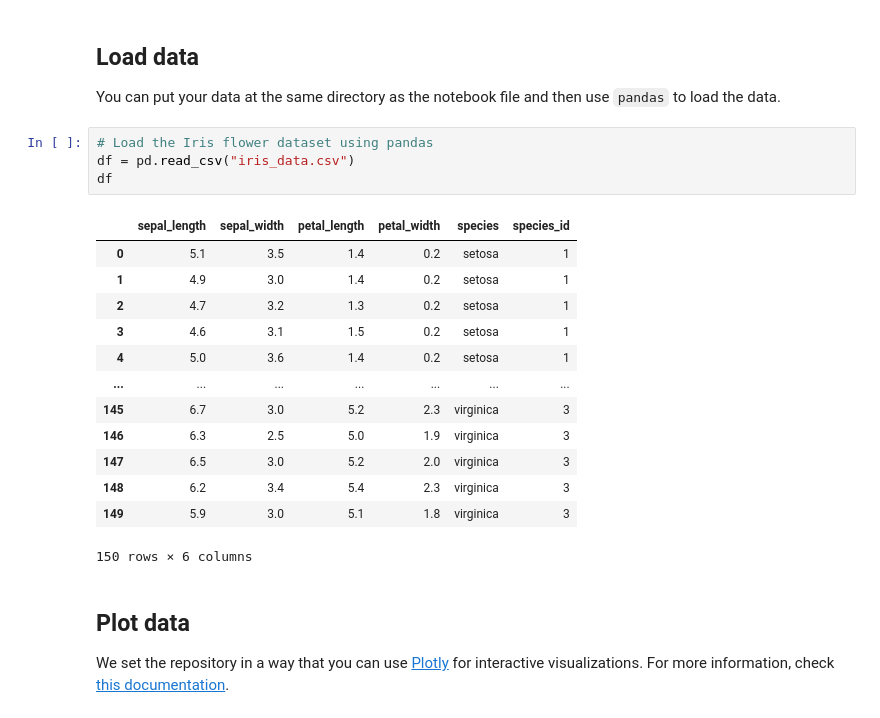
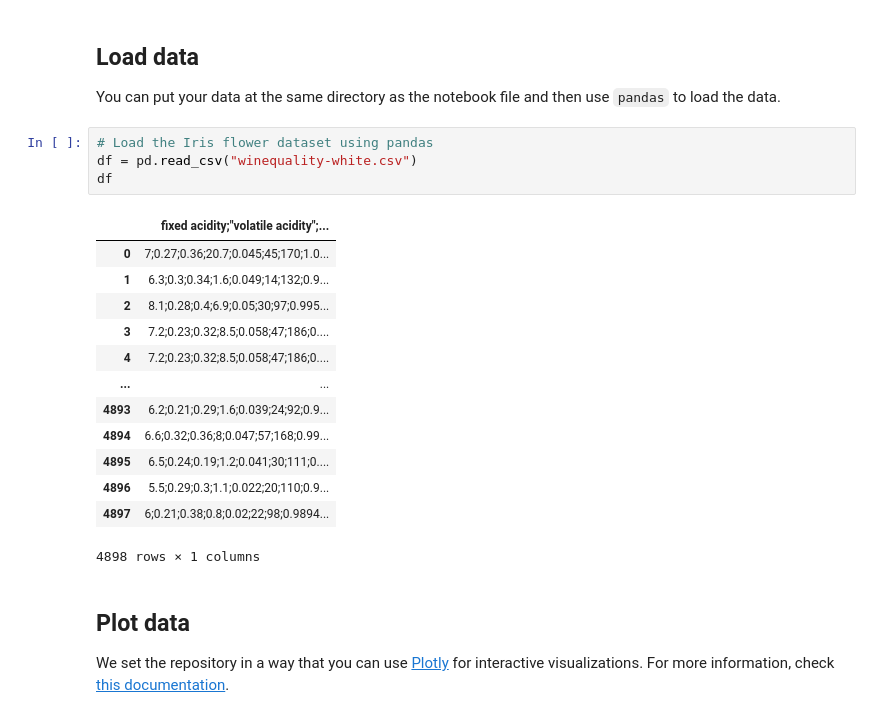
Before and after one commit to Arthurvc-uva/infovis, a Jupyter notebook: docs/notebook.ipynb, the cells around one changed output. Saved outputs shown, nothing was run; the diff lists cells and outputs as text.

```diff
--- a/docs/notebook.ipynb
+++ b/docs/notebook.ipynb
@@ -18,22 +18,22 @@ import seaborn as sns
 You can put your data at the same directory as the notebook file and then use `pandas` to load the data.
 # %%
 # Load the Iris flower dataset using pandas
-df = pd.read_csv("iris_data.csv")
+df = pd.read_csv("winequality-white.csv")
 df
 # %% [output]
-|  | sepal_length | sepal_width | petal_length | petal_width | species | species_id |
-| 0 | 5.1 | 3.5 | 1.4 | 0.2 | setosa | 1 |
-| 1 | 4.9 | 3.0 | 1.4 | 0.2 | setosa | 1 |
-| 2 | 4.7 | 3.2 | 1.3 | 0.2 | setosa | 1 |
-| 3 | 4.6 | 3.1 | 1.5 | 0.2 | setosa | 1 |
-| 4 | 5.0 | 3.6 | 1.4 | 0.2 | setosa | 1 |
-| ... | ... | ... | ... | ... | ... | ... |
-| 145 | 6.7 | 3.0 | 5.2 | 2.3 | virginica | 3 |
-| 146 | 6.3 | 2.5 | 5.0 | 1.9 | virginica | 3 |
-| 147 | 6.5 | 3.0 | 5.2 | 2.0 | virginica | 3 |
-| 148 | 6.2 | 3.4 | 5.4 | 2.3 | virginica | 3 |
-| 149 | 5.9 | 3.0 | 5.1 | 1.8 | virginica | 3 |
+|  | fixed acidity;"volatile acidity";... |
+| 0 | 7;0.27;0.36;20.7;0.045;45;170;1.0... |
+| 1 | 6.3;0.3;0.34;1.6;0.049;14;132;0.9... |
+| 2 | 8.1;0.28;0.4;6.9;0.05;30;97;0.995... |
+| 3 | 7.2;0.23;0.32;8.5;0.058;47;186;0.... |
+| 4 | 7.2;0.23;0.32;8.5;0.058;47;186;0.... |
+| ... | ... |
+| 4893 | 6.2;0.21;0.29;1.6;0.039;24;92;0.9... |
+| 4894 | 6.6;0.32;0.36;8;0.047;57;168;0.99... |
+| 4895 | 6.5;0.24;0.19;1.2;0.041;30;111;0.... |
+| 4896 | 5.5;0.29;0.3;1.1;0.022;20;110;0.9... |
+| 4897 | 6;0.21;0.38;0.8;0.02;22;98;0.9894... |
-150 rows × 6 columns
+4898 rows × 1 columns
 # %% [markdown]
 ## Plot data
 
```
Also changed, not shown: parts of 1 cell of this notebook, 1 other file.
